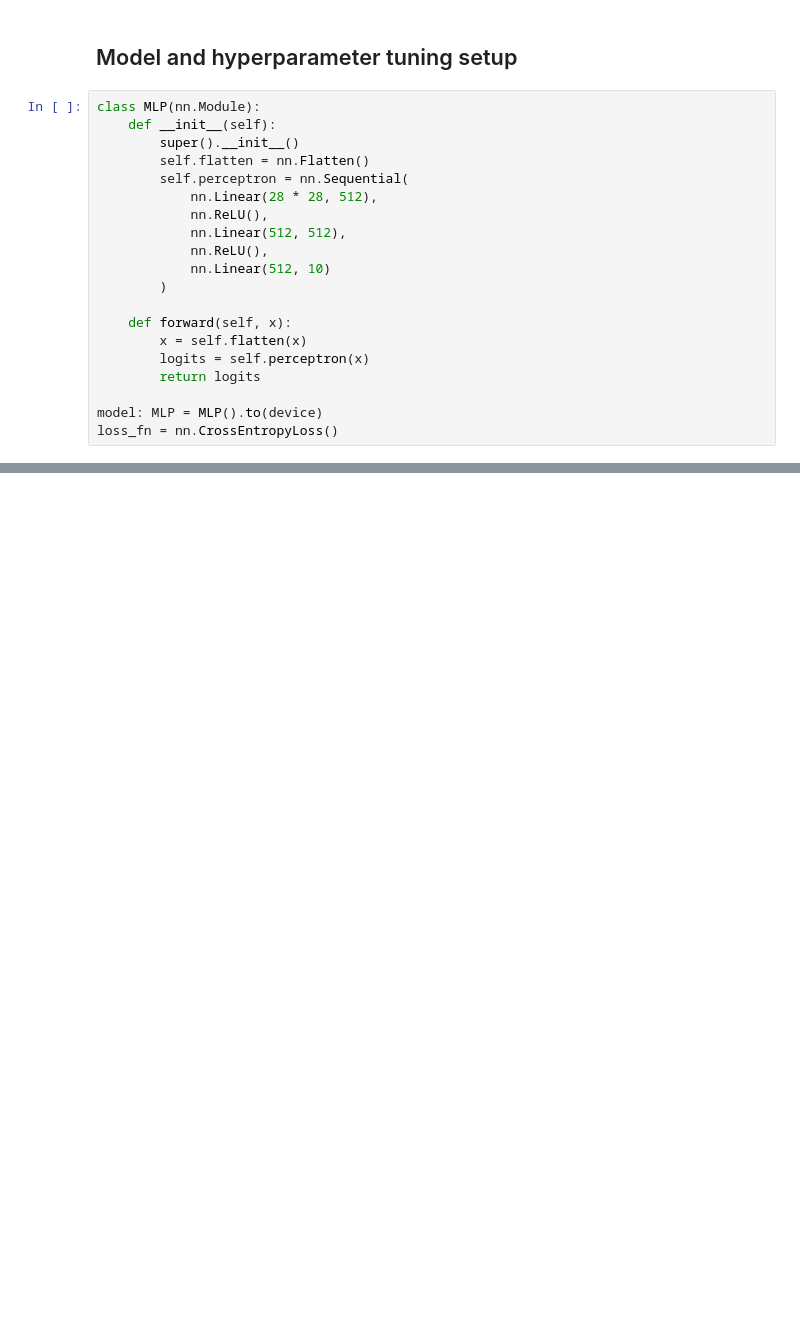
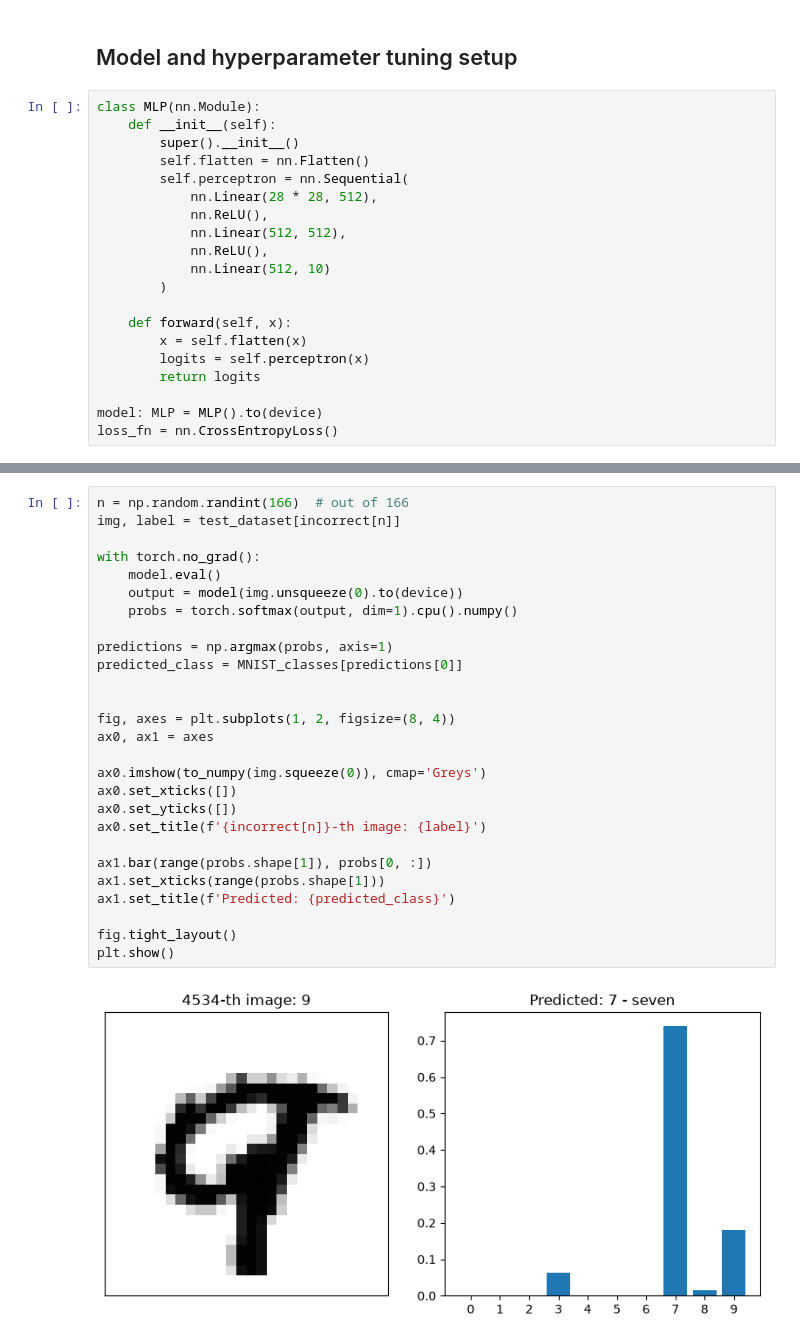
Before and after one commit to Treucyan/quickstart_MLflow, a Jupyter notebook: demo_mnist.ipynb, the cells around one changed output, grey strips where cells are left out. Cells and saved outputs as stored; diff of their text form; blank space fills up the shorter version.

```diff
--- a/demo_mnist.ipynb
+++ b/demo_mnist.ipynb
@@ -347,0 +338,29 @@ print(study.best_trial.user_attrs)
+# %%
+n = np.random.randint(166)  # out of 166
+img, label = test_dataset[incorrect[n]]
+
+with torch.no_grad():
+    model.eval()
+    output = model(img.unsqueeze(0).to(device))
+    probs = torch.softmax(output, dim=1).cpu().numpy()
+
+predictions = np.argmax(probs, axis=1)
+predicted_class = MNIST_classes[predictions[0]]
+
+
+fig, axes = plt.subplots(1, 2, figsize=(8, 4))
+ax0, ax1 = axes
+
+ax0.imshow(to_numpy(img.squeeze(0)), cmap='Greys')
+ax0.set_xticks([])
+ax0.set_yticks([])
+ax0.set_title(f'{incorrect[n]}-th image: {label}')
+
+ax1.bar(range(probs.shape[1]), probs[0, :])
+ax1.set_xticks(range(probs.shape[1]))
+ax1.set_title(f'Predicted: {predicted_class}')
+
+fig.tight_layout()
+plt.show()
+# %% [output]
+[figure, added]
```
Also changed, not shown: parts of 7 cells of this notebook.
